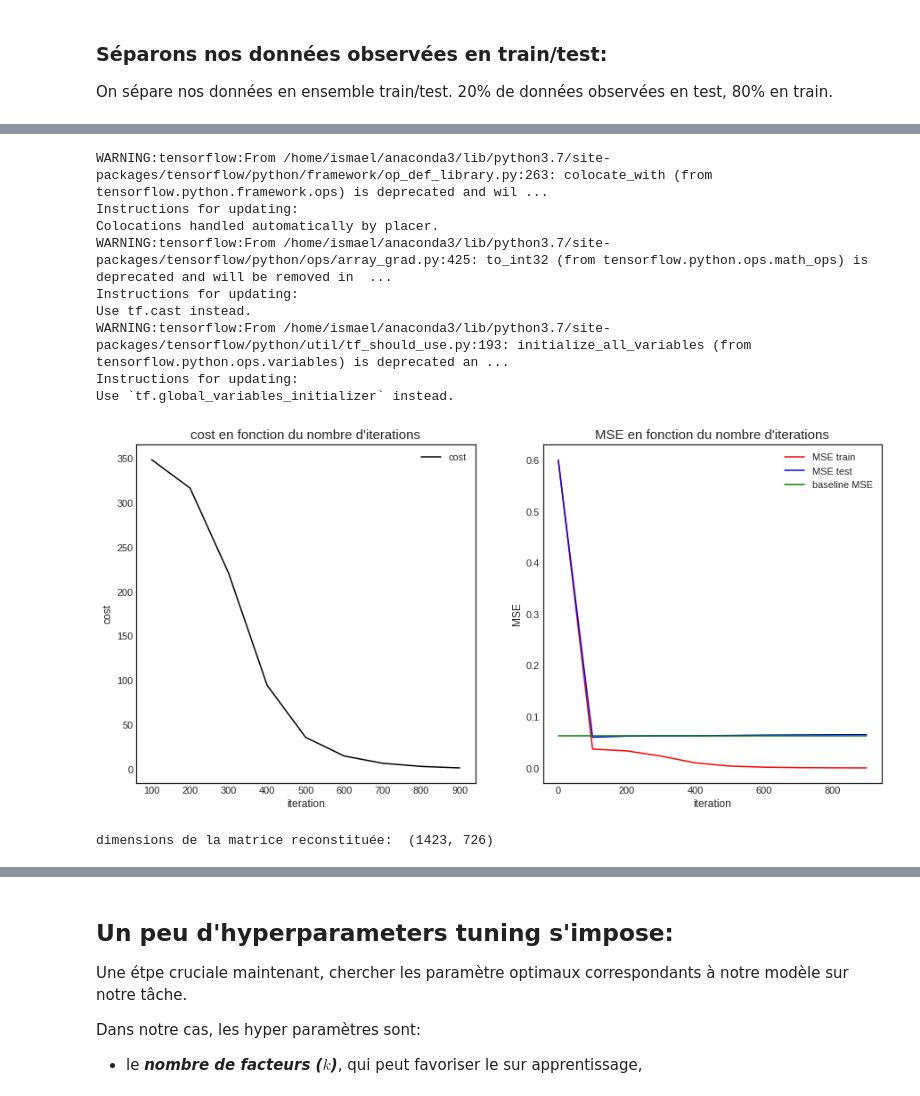
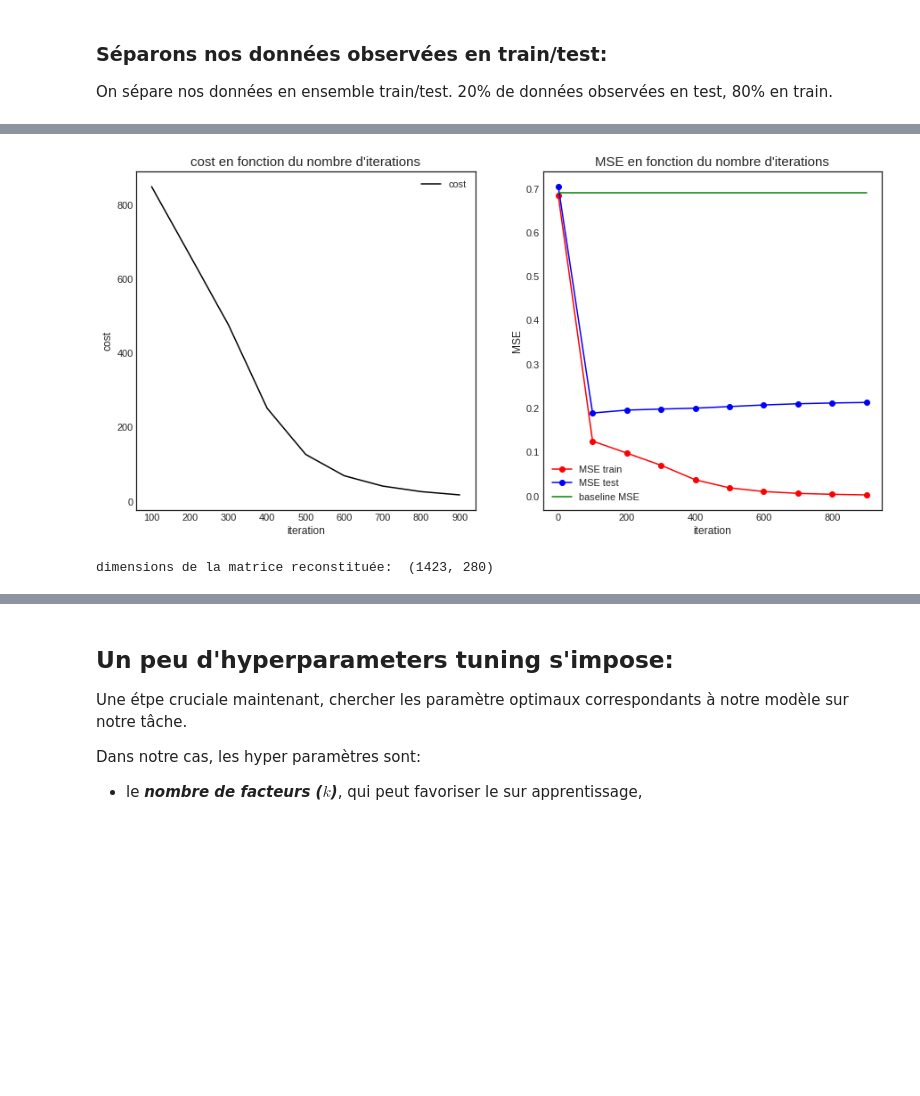
Before and after one commit to ismaelbonneau/movie_recommender, a Jupyter notebook: collaborative_filtering_1.ipynb, the cells around one changed output, grey strips where cells are left out. Drawn from its saved outputs; the diff is of its cells as text; code cells hidden in the pictures; blank space fills up the shorter version.

```diff
--- a/collaborative_filtering_1.ipynb
+++ b/collaborative_filtering_1.ipynb
@@ -152,4 +161,4 @@ Retirons les noms de série, et enlevons les utilisateurs ayant noté moins de 4
 #on mémorise le mapping entier -> série en gardant les noms de série.
 df.rename(columns={"Unnamed: 0":'item'}, inplace=True)
 df = df.loc[:, (df.count(axis=0) >= 4)] #enlever les utilisateurs ayant noté moins de 5 séries
-df = df.loc[(df.count(axis=1) >= 4), :] #enlever les séries ayant reçu moins de 4 notes
+df = df.loc[(df.count(axis=1) >= 15), :] #enlever les séries ayant reçu moins de 4 notes
@@ -189,3 +206,10 @@ for s in np.argsort(np.array(df.mean(axis=0)))[::-1][:10]:
+# %%
+for i in range(len(df.values)):
+    for j in range(len(df.values[i])):
+        if df.values[i,j] > 6:
+            df.values[i,j] = 1
+        else:
+            df.values[i,j] = 0
 # %% [markdown]
 ### Masquage des valeurs manquantes:
 
@@ -258,14 +282,14 @@ voici un exemple. le code sous forme de classe se trouve dans <a href="https://g
 import tensorflow as tf
 # %%
 #moyenne item
-baseline = tf.constant(np.tile(np.array(df.mean(axis=0)),(1423,1)) / 10.)
+baseline = tf.constant(np.tile(np.array(df.mean(axis=0)),(1423,1)))
 
 #latent factors
-k = 100
+k = 50
 shape = df.shape
 
 #constante: la matrice R à reconstituer entièrement
-R = tf.constant(df.values / 10) #divisée par 10 pour obtenir des notes entre 0 et 1
+R = tf.constant(df.values) #divisée par 10 pour obtenir des notes entre 0 et 1
 
 #variable tensorflow masque
 mask_tf_train = tf.Variable(train)
@@ -316,50 +340,41 @@ for i in range(steps):
     if i%100==0:
         cst = sess.run(cost)
         msetrain = sess.run(mse_train)
         msetest = sess.run(mse_test)
         costs.append((i, cst))
         mses_train.append((i, msetrain))
         mses_test.append((i, msetest))
 
 
 learnt_U = sess.run(U)
 learnt_I = sess.run(I)
 msebaseline = sess.run(baselineMSE)
 sess.close()
 
 plt.figure(figsize=(15,7))
 plt.subplot(1,2, 1)
 plt.title("cost en fonction du nombre d'iterations", fontsize=15)
 plt.xlabel("iteration")
 plt.ylabel("cost")
 plt.plot([a for a,b in costs[1:]], [b for a,b in costs[1:]], color="black", label="cost")
 plt.legend()
 
 plt.subplot(1,2, 2)
 plt.title("MSE en fonction du nombre d'iterations", fontsize=15)
 plt.xlabel("iteration")
 plt.ylabel("MSE")
-plt.plot([a for a,b in mses_train], [b for a,b in mses_train], color="red", label="MSE train")
-plt.plot([a for a,b in mses_test], [b for a,b in mses_test], color="blue", label="MSE test")
+plt.plot([a for a,b in mses_train], [b for a,b in mses_train], marker="o", color="red", label="MSE train")
+plt.plot([a for a,b in mses_test], [b for a,b in mses_test], marker="o",color="blue", label="MSE test")
 plt.plot([a for a,b in mses_test], [msebaseline]*len(mses_train), color="green", label="baseline MSE")
 plt.legend()
 plt.show()
 # %% [output]
-WARNING:tensorflow:From /home/ismael/anaconda3/lib/python3.7/site-packages/tensorflow/python/framework/op_def_library.py:263: colocate_with (from tensorflow.python.framework.ops) is deprecated and wil ...
-Instructions for updating:
-Colocations handled automatically by placer.
-WARNING:tensorflow:From /home/ismael/anaconda3/lib/python3.7/site-packages/tensorflow/python/ops/array_grad.py:425: to_int32 (from tensorflow.python.ops.math_ops) is deprecated and will be removed in  ...
-Instructions for updating:
-Use tf.cast instead.
-WARNING:tensorflow:From /home/ismael/anaconda3/lib/python3.7/site-packages/tensorflow/python/util/tf_should_use.py:193: initialize_all_variables (from tensorflow.python.ops.variables) is deprecated an ...
-Instructions for updating:
-Use `tf.global_variables_initializer` instead.
-[figure, old version]
+[figure, new version]
 # %%
-xptdr = np.clip(np.round(np.dot(learnt_U, learnt_I) * 10), a_min=0, a_max=10)
+xptdr = np.clip(np.dot(learnt_U, learnt_I), a_min=0, a_max=1)
 print("dimensions de la matrice reconstituée: ", xptdr.shape)
 # %% [output]
-dimensions de la matrice reconstituée:  (1423, 726)
+dimensions de la matrice reconstituée:  (1423, 280)
 # %%
 xptdr
 # %% [output]
```
Also changed, not shown: parts of 28 cells of this notebook.
